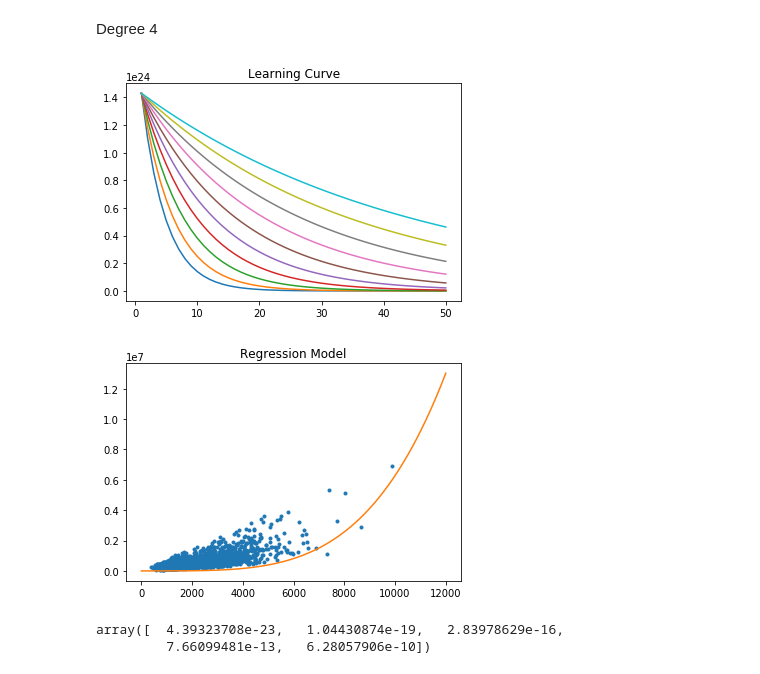
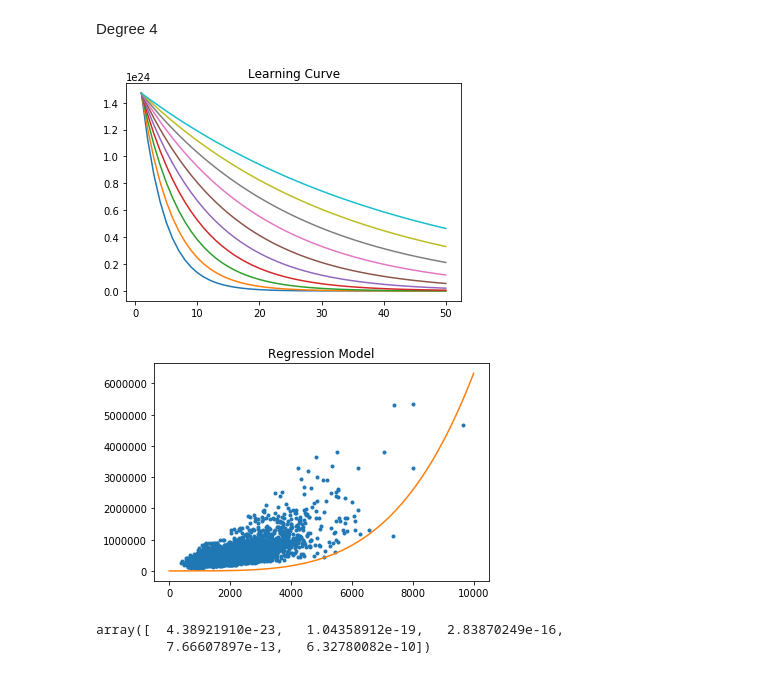
Before and after one commit to grantcooksey/mlcoursera, a Jupyter notebook: regression/StepSize2.ipynb, the cells around one changed output. Cells and saved outputs as stored; diff of their text form; code cells hidden in the pictures.

Commit message:
Adjusted models

```diff
--- a/regression/StepSize2.ipynb
+++ b/regression/StepSize2.ipynb
@@ -86,9 +86,9 @@ for x in xrange(10):
 # %% [markdown]
 Plot the model against the test data.
 # %%
-def eval_model(model, data):
+def eval_model(model, data, start=0, end=12000):
     plt.plot(data.sqft_living, data.price, '.')
-    mlg.add_to_plot(model, start=0, end=12000)
+    mlg.add_to_plot(model, np.arange(start, end, 1))
     plt.title('Regression Model')
     plt.show()
 eval_model(model, test)
@@ -98,12 +98,14 @@ eval_model(model, test)
 ## Polynomial regression
 We will not attempt the same exploration except using different polynomial models.
 # %%
-def plot_regression(output, features, weights, data, step_size, iterations):
+def plot_regression(output, features, weights, data, step_size, iterations, start=0, end=12000, norms=1):
     plot_learning_curve(output,features, weights, step_size, iterations)
     model = weights.copy()
     for x in xrange(iterations):
         model, partial = gradient_descent_single_step(output, features, model, step_size[0])
-    eval_model(model, data)
+    #rescale
+    model = model / norms
+    eval_model(model, data, start=start, end=end)
     return model
 # %% [markdown]
 Degree 2
@@ -128,9 +130,9 @@ array([  3.41321365e-15,   7.15504462e-12,   1.51180214e-08,
 Degree 4
 # %%
 train_feat, weights = reg.gen_predicted(train.sqft_living.values, 4)
-plot_regression(train_output, train_feat, weights, test, np.logspace(-34, -35, 10), 50)
+plot_regression(train_output, train_feat, weights, test, np.logspace(-34, -35, 10), 50, end=10000)
 # %% [output]
-[figure, old version]
+[figure, new version]
-[figure, old version]
+[figure, new version]
-array([  4.39323708e-23,   1.04430874e-19,   2.83978629e-16,
-         7.66099481e-13,   6.28057906e-10])
+array([  4.38921910e-23,   1.04358912e-19,   2.83870249e-16,
+         7.66607897e-13,   6.32780082e-10])
```
Also changed, not shown: parts of 9 cells of this notebook.
